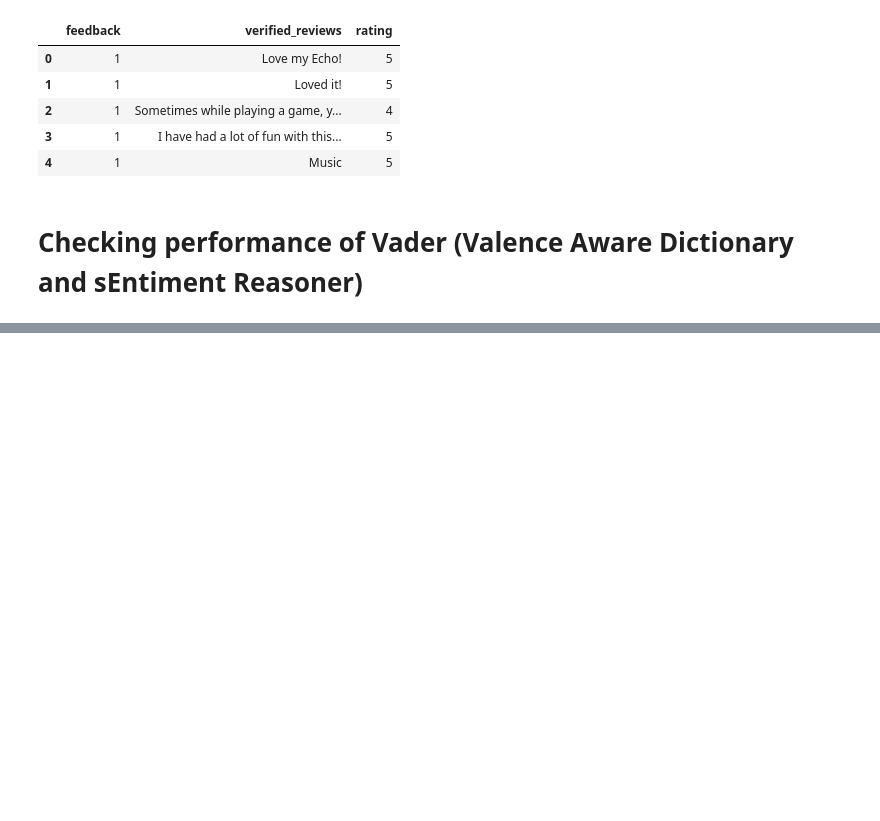
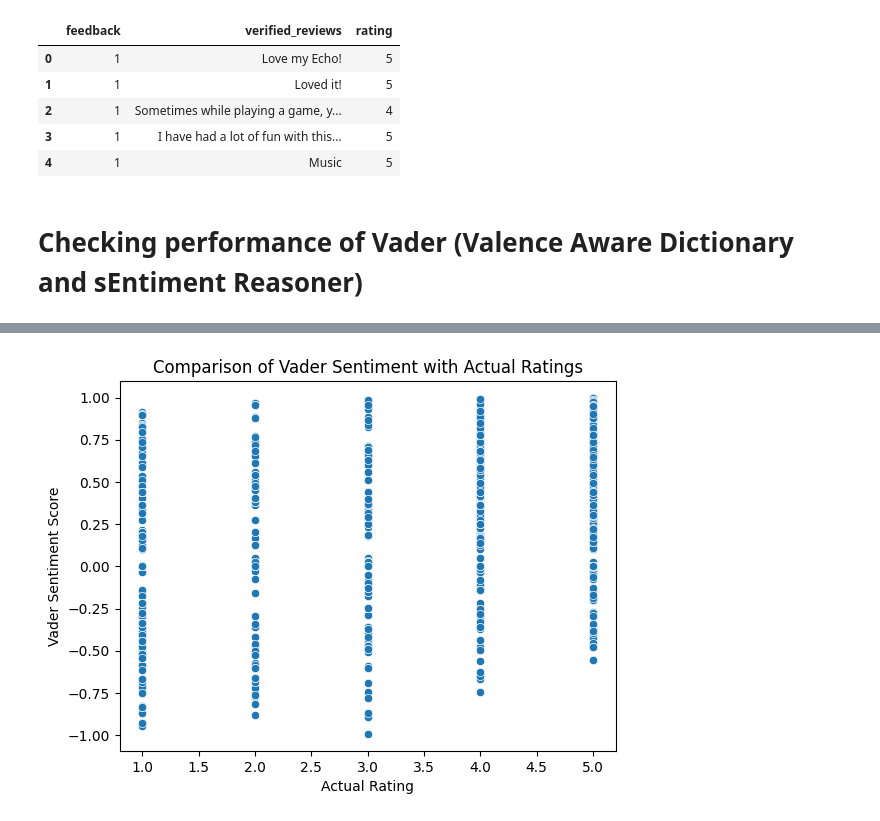
Before and after one commit to filip-kobus/alexa-reviews-sentiment-analysis, a Jupyter notebook: notebook.ipynb, the cells around one changed output, grey strips where cells are left out. Drawn from its saved outputs; the diff is of its cells as text; code cells hidden in the pictures; blank space fills up the shorter version.

```diff
--- a/notebook.ipynb
+++ b/notebook.ipynb
@@ -148,0 +161,8 @@ reviews_df[['verified_reviews', 'vader_sentiment']].head()
+# %%
+sns.scatterplot(data=reviews_df, x='rating', y='vader_sentiment')
+plt.title('Comparison of Vader Sentiment with Actual Ratings')
+plt.xlabel('Actual Rating')
+plt.ylabel('Vader Sentiment Score')
+plt.show()
+# %% [output]
+[figure, added]
```
Also changed, not shown: parts of 4 cells of this notebook.
